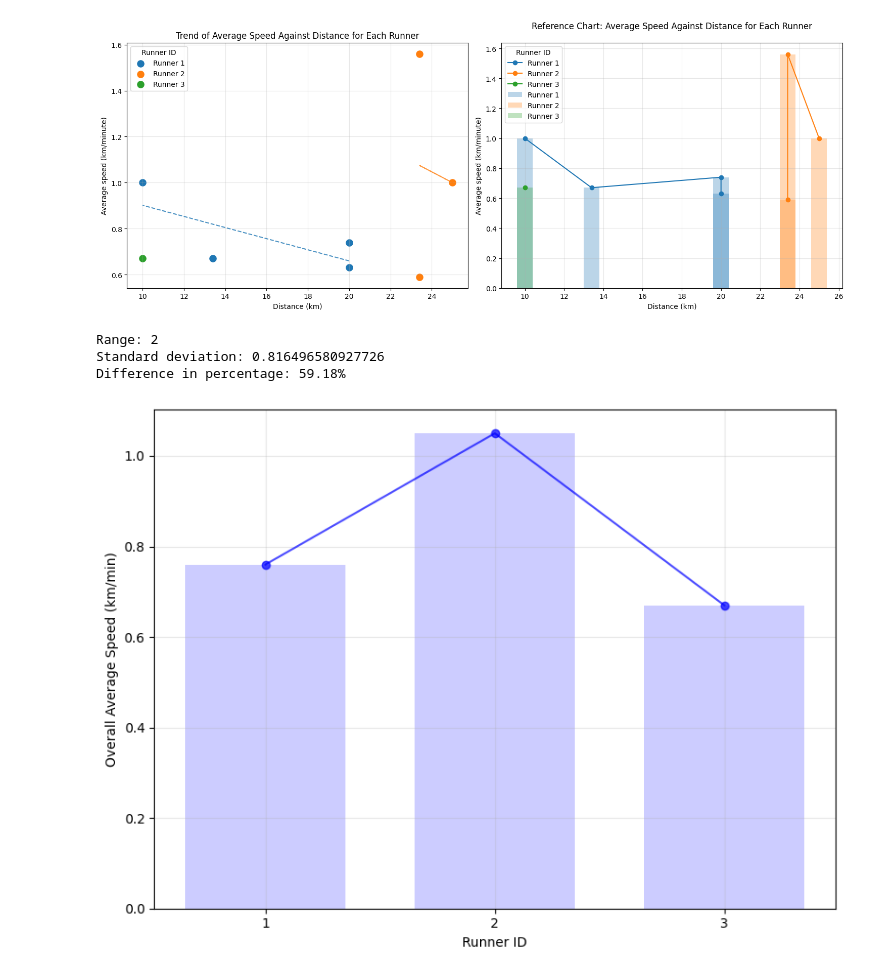
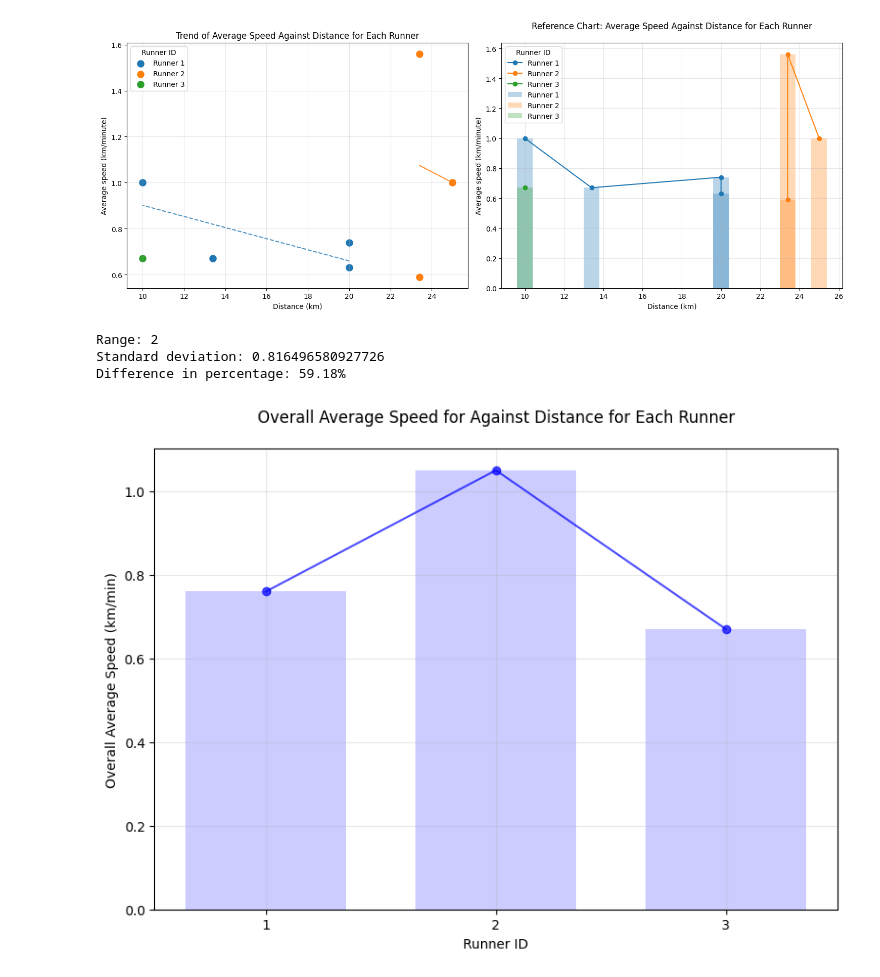
Before and after one commit to nacht29/8-Week-SQL-Challenge, a Jupyter notebook: Case Study #2 - Pizza Runner/python-visualisation/partB.ipynb, the cells around one changed output. Drawn from its saved outputs; the diff is of its cells as text; code cells hidden in the pictures.

Commit message:
feat: refined python visualisation
added title and labels

```diff
--- a/Case Study #2 - Pizza Runner/Part B: Runner and Customer Experience/python-visualisation/partB.ipynb
+++ b/Case Study #2 - Pizza Runner/python-visualisation/partB.ipynb
@@ -142,30 +142,31 @@ plt.show()
 # %%
 import pandas as pd
 import seaborn as sns
 import numpy as np
 import matplotlib.pyplot as plt
 
 df = pd.read_csv('csv-files/overall_avg_speed.csv')
 plt.figure(figsize=(8,6))
 
 avg_speed = np.array(df['runner_id'])
 std_dev = np.std(avg_speed)
 data_range = max(avg_speed) - min(avg_speed)
 print(f'Range: {data_range}')
 print(f'Standard deviation: {std_dev}')
 print(f'Difference in percentage: {((data_range - std_dev) / data_range * 100):.2f}%')
 
 labels = np.array(df['runner_id'])
 plt.plot(df['runner_id'], df['overall_speed'], marker='o', alpha=0.7, color='blue')
 plt.bar(df['runner_id'], df['overall_speed'], alpha=0.2, color='blue', width=0.7)
+plt.title("Overall Average Speed for Against Distance for Each Runner", pad=20)
 plt.xlabel('Runner ID')
 plt.ylabel('Overall Average Speed (km/min)')
 plt.xticks(df['runner_id'], labels)
 plt.grid(True, alpha=0.3)
 plt.tight_layout()
 plt.show()
 # %% [output]
 Range: 2
 Standard deviation: 0.816496580927726
 Difference in percentage: 59.18%
-[figure, old version]
+[figure, new version]
```
Also changed, not shown: 1 other file.
